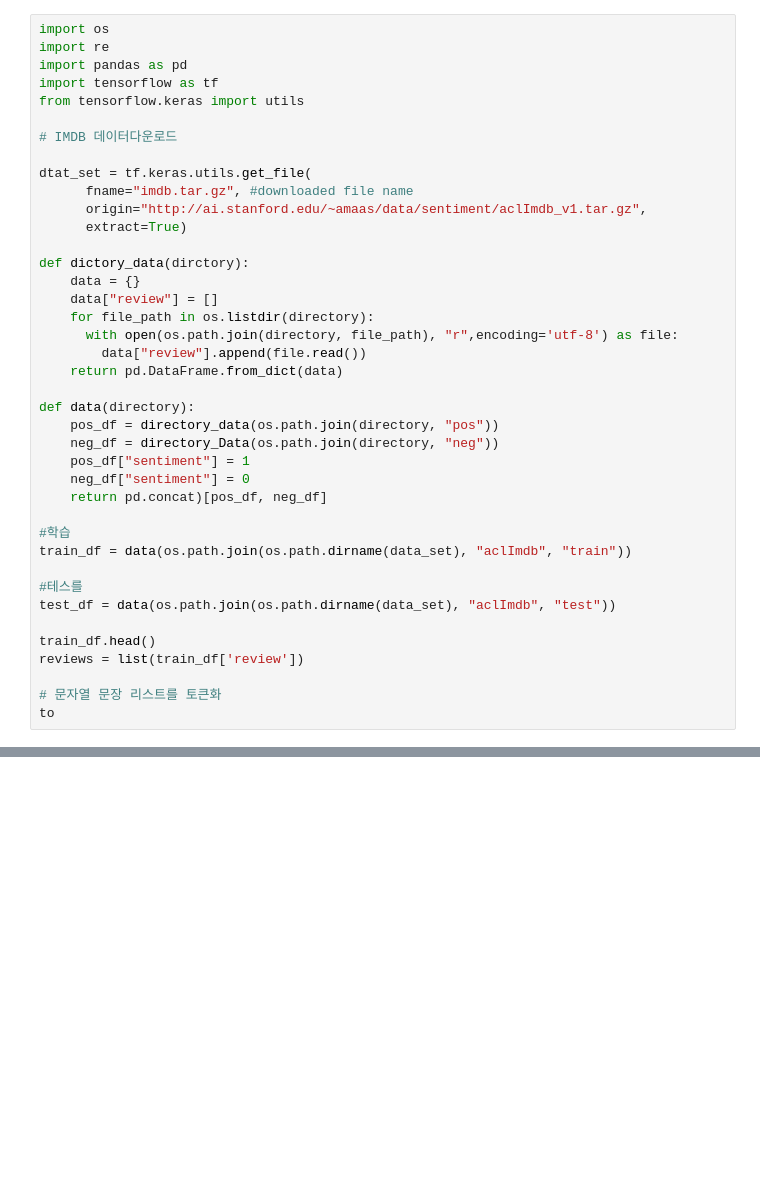
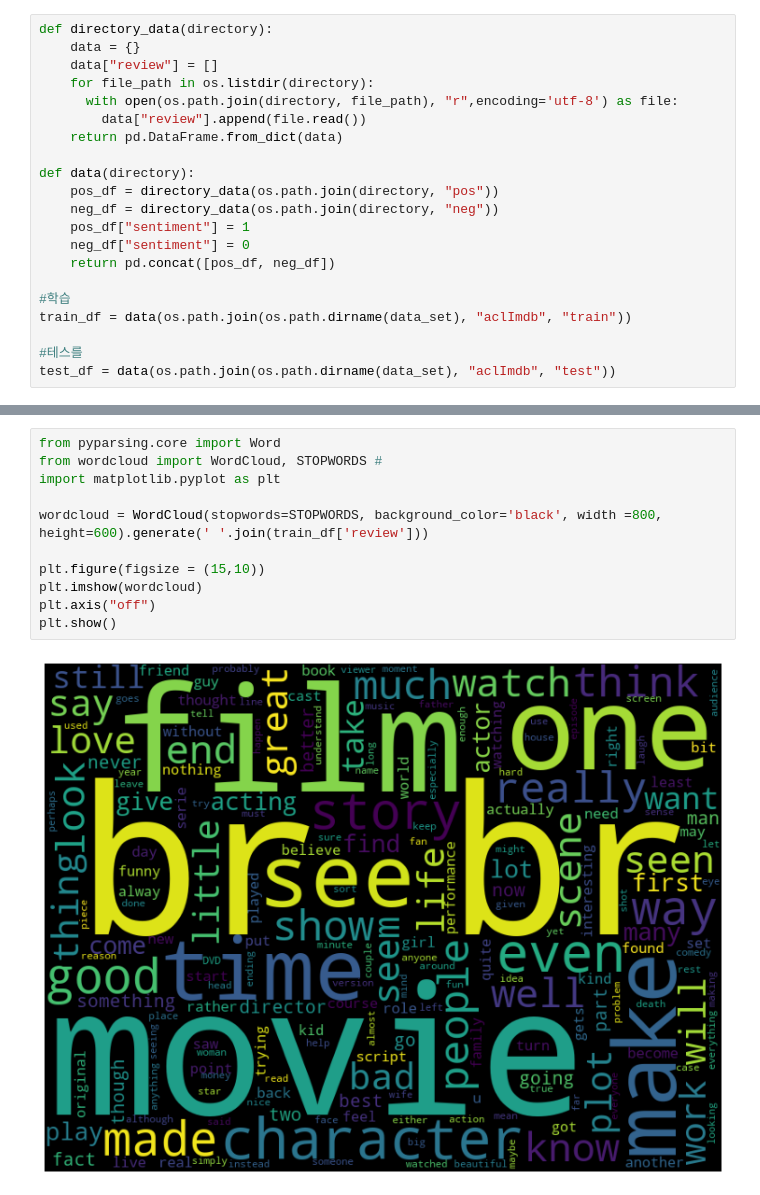
Before and after one commit to choi-yongsuk/deep-learning-nlp, a Jupyter notebook: imdb_review.ipynb, the cells around one changed output, grey strips where cells are left out. Cells and saved outputs as stored; diff of their text form; blank space fills up the shorter version.

```diff
--- a/imdb_review.ipynb
+++ b/imdb_review.ipynb
@@ -3,18 +47,5 @@
 # %%
-import os
-import re
-import pandas as pd
-import tensorflow as tf
-from tensorflow.keras import utils
-
-# IMDB 데이터다운로드
-
-dtat_set = tf.keras.utils.get_file(
-      fname="imdb.tar.gz", #downloaded file name
-      origin="http://ai.stanford.edu/~amaas/data/sentiment/aclImdb_v1.tar.gz",
-      extract=True)
-
-def dictory_data(dirctory):
+def directory_data(directory):
     data = {}
     data["review"] = []
     for file_path in os.listdir(directory):
@@ -24,19 +55,13 @@ def dictory_data(dirctory):
 
 def data(directory):
     pos_df = directory_data(os.path.join(directory, "pos"))
-    neg_df = directory_Data(os.path.join(directory, "neg"))
+    neg_df = directory_data(os.path.join(directory, "neg"))
     pos_df["sentiment"] = 1
     neg_df["sentiment"] = 0
-    return pd.concat)[pos_df, neg_df]
+    return pd.concat([pos_df, neg_df])
 
 #학습
 train_df = data(os.path.join(os.path.dirname(data_set), "aclImdb", "train"))
 
 #테스를
 test_df = data(os.path.join(os.path.dirname(data_set), "aclImdb", "test"))
-
-train_df.head()
-reviews = list(train_df['review'])
-
-# 문자열 문장 리스트를 토큰화
-to
@@ -42,0 +161,13 @@ to
+# %%
+from pyparsing.core import Word
+from wordcloud import WordCloud, STOPWORDS #
+import matplotlib.pyplot as plt
+
+wordcloud = WordCloud(stopwords=STOPWORDS, background_color='black', width =800, height=600).generate(' '.join(train_df['review']))
+
+plt.figure(figsize = (15,10))
+plt.imshow(wordcloud)
+plt.axis("off")
+plt.show()
+# %% [output]
+[figure, added]
```
Also changed, not shown: parts of 11 cells of this notebook.
